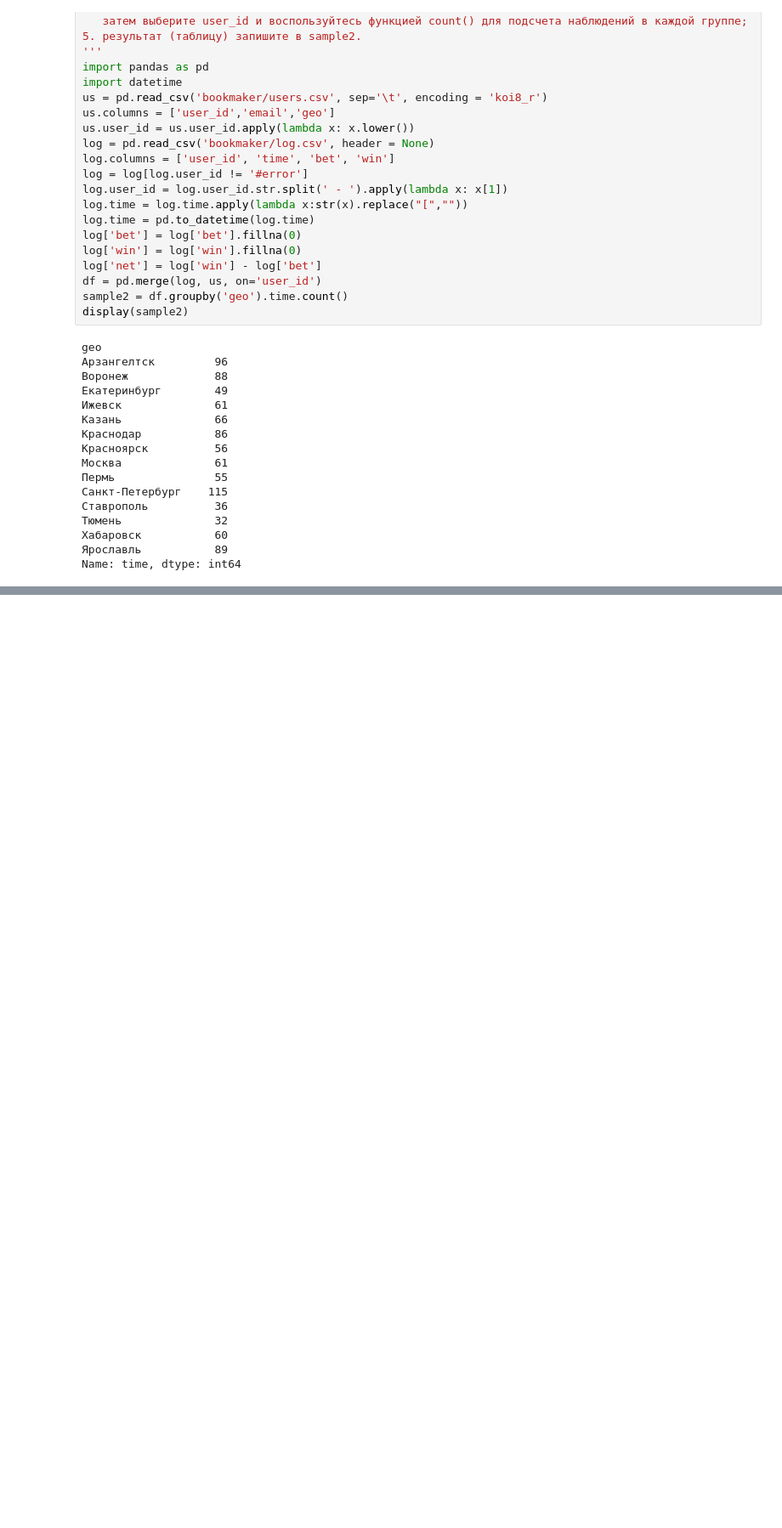
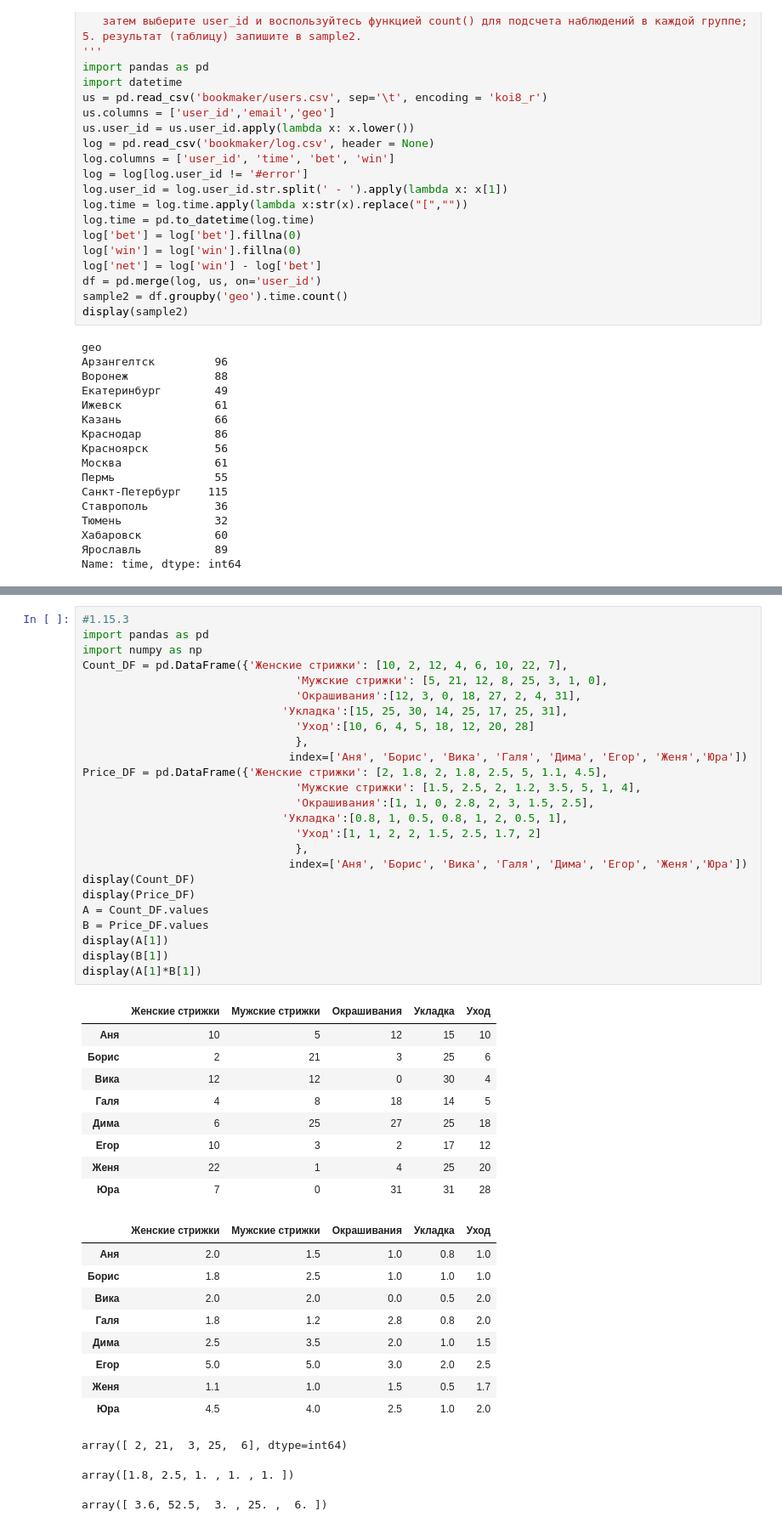
Before and after one commit to mkosterin/dscience, a Jupyter notebook: unit-3.ipynb, the cells around one changed output, grey strips where cells are left out. Shown at 85% size. Cells and saved outputs as stored; diff of their text form; blank space fills up the shorter version.

```diff
--- a/unit-3.ipynb
+++ b/unit-3.ipynb
@@ -977,0 +1334,47 @@ Name: time, dtype: int64
+# %%
+#1.15.3
+import pandas as pd
+import numpy as np
+Count_DF = pd.DataFrame({'Женские стрижки': [10, 2, 12, 4, 6, 10, 22, 7],
+                                'Мужские стрижки': [5, 21, 12, 8, 25, 3, 1, 0],
+                                'Окрашивания':[12, 3, 0, 18, 27, 2, 4, 31],
+                              'Укладка':[15, 25, 30, 14, 25, 17, 25, 31],
+                                'Уход':[10, 6, 4, 5, 18, 12, 20, 28]
+                                },
+                               index=['Аня', 'Борис', 'Вика', 'Галя', 'Дима', 'Егор', 'Женя','Юра'])
+Price_DF = pd.DataFrame({'Женские стрижки': [2, 1.8, 2, 1.8, 2.5, 5, 1.1, 4.5],
+                                'Мужские стрижки': [1.5, 2.5, 2, 1.2, 3.5, 5, 1, 4],
+                                'Окрашивания':[1, 1, 0, 2.8, 2, 3, 1.5, 2.5],
+                              'Укладка':[0.8, 1, 0.5, 0.8, 1, 2, 0.5, 1],
+                                'Уход':[1, 1, 2, 2, 1.5, 2.5, 1.7, 2]
+                                },
+                               index=['Аня', 'Борис', 'Вика', 'Галя', 'Дима', 'Егор', 'Женя','Юра'])
+display(Count_DF)
+display(Price_DF)
+A = Count_DF.values
+B = Price_DF.values
+display(A[1])
+display(B[1])
+display(A[1]*B[1])
+# %% [output]
+|  | Женские стрижки | Мужские стрижки | Окрашивания | Укладка | Уход |
+| Аня | 10 | 5 | 12 | 15 | 10 |
+| Борис | 2 | 21 | 3 | 25 | 6 |
+| Вика | 12 | 12 | 0 | 30 | 4 |
+| Галя | 4 | 8 | 18 | 14 | 5 |
+| Дима | 6 | 25 | 27 | 25 | 18 |
+| Егор | 10 | 3 | 2 | 17 | 12 |
+| Женя | 22 | 1 | 4 | 25 | 20 |
+| Юра | 7 | 0 | 31 | 31 | 28 |
+|  | Женские стрижки | Мужские стрижки | Окрашивания | Укладка | Уход |
+| Аня | 2.0 | 1.5 | 1.0 | 0.8 | 1.0 |
+| Борис | 1.8 | 2.5 | 1.0 | 1.0 | 1.0 |
+| Вика | 2.0 | 2.0 | 0.0 | 0.5 | 2.0 |
+| Галя | 1.8 | 1.2 | 2.8 | 0.8 | 2.0 |
+| Дима | 2.5 | 3.5 | 2.0 | 1.0 | 1.5 |
+| Егор | 5.0 | 5.0 | 3.0 | 2.0 | 2.5 |
+| Женя | 1.1 | 1.0 | 1.5 | 0.5 | 1.7 |
+| Юра | 4.5 | 4.0 | 2.5 | 1.0 | 2.0 |
+array([ 2, 21,  3, 25,  6], dtype=int64)
+array([1.8, 2.5, 1. , 1. , 1. ])
+array([ 3.6, 52.5,  3. , 25. ,  6. ])
```
Also changed, not shown: parts of 63 cells of this notebook, 4 other files.
